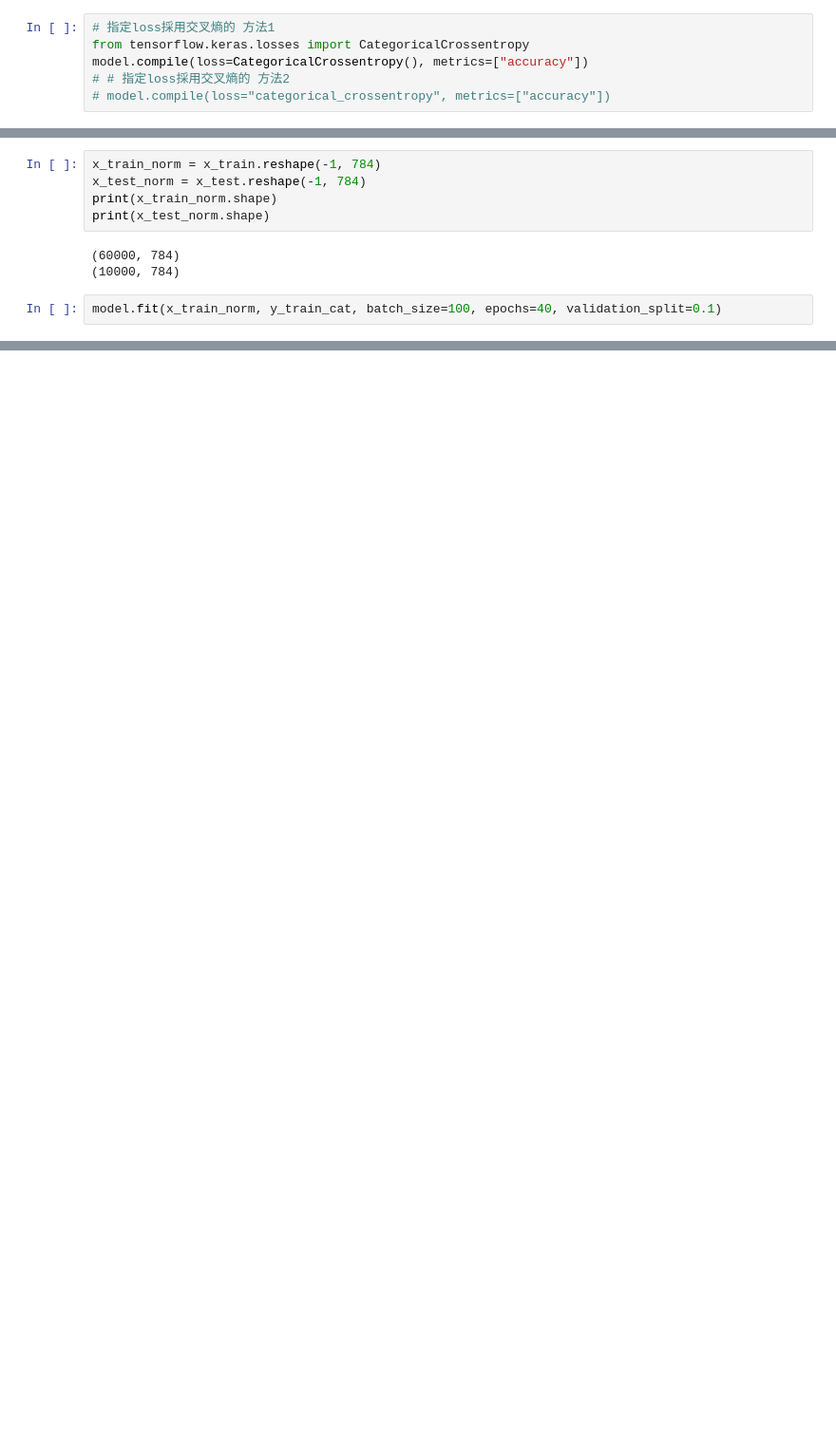
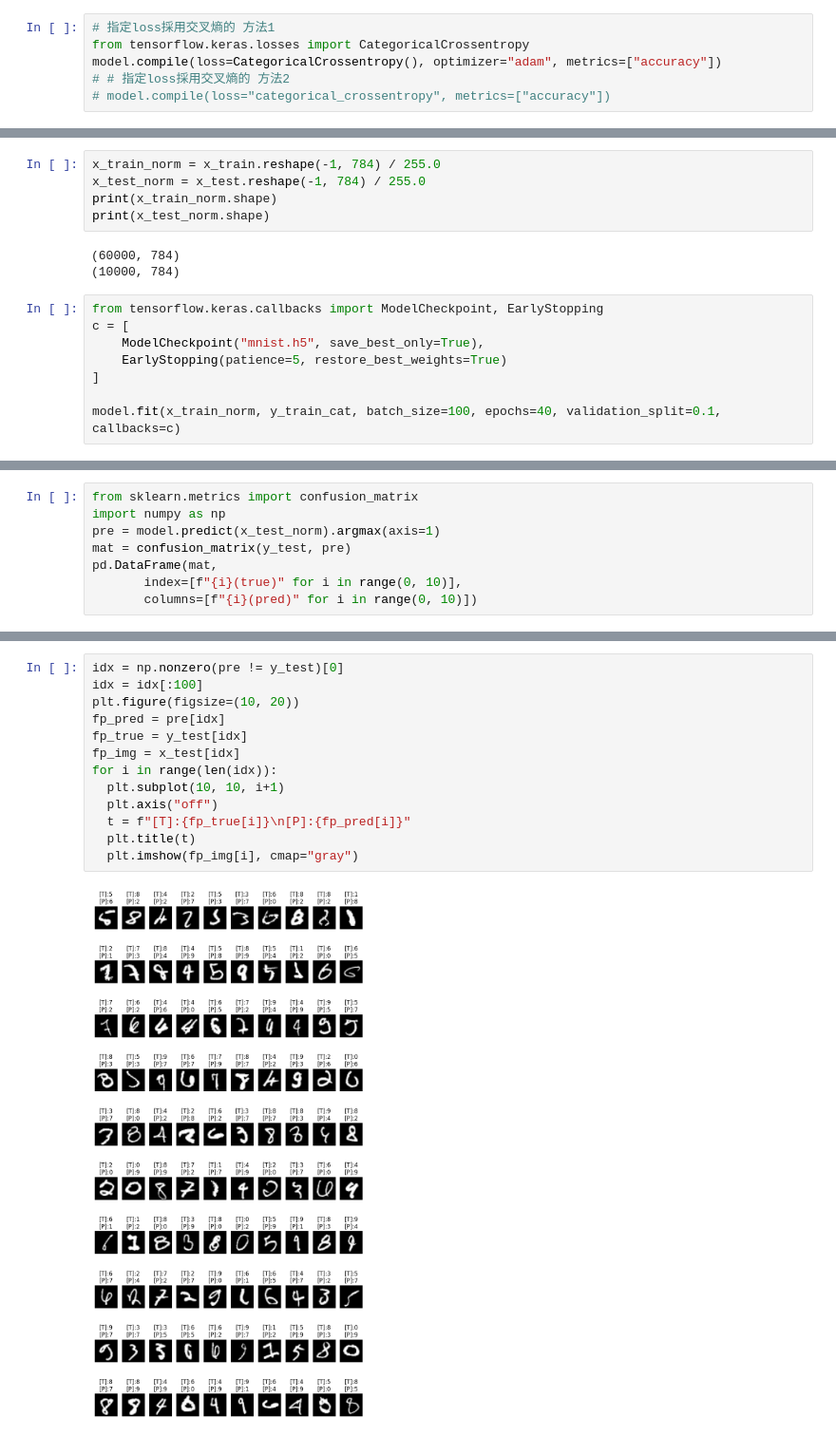
Before and after one commit to EasonChen78/machine_learning, a Jupyter notebook: 20230410_MNIST.ipynb, the cells around one changed output, grey strips where cells are left out. Shown at 95% size. Cells and saved outputs as stored; diff of their text form; blank space fills up the shorter version.

```diff
--- a/20230410_MNIST.ipynb
+++ b/20230410_MNIST.ipynb
@@ -68,7 +68,7 @@ _________________________________________________________________
 # %%
 # 指定loss採用交叉熵的 方法1
 from tensorflow.keras.losses import CategoricalCrossentropy
-model.compile(loss=CategoricalCrossentropy(), metrics=["accuracy"])
+model.compile(loss=CategoricalCrossentropy(), optimizer="adam", metrics=["accuracy"])
 # # 指定loss採用交叉熵的 方法2
 # model.compile(loss="categorical_crossentropy", metrics=["accuracy"])
 # %%
@@ -81,14 +81,20 @@ print(y_train_cat[0])
 5
 [0. 0. 0. 0. 0. 1. 0. 0. 0. 0.]
 # %%
-x_train_norm = x_train.reshape(-1, 784)
-x_test_norm = x_test.reshape(-1, 784)
+x_train_norm = x_train.reshape(-1, 784) / 255.0
+x_test_norm = x_test.reshape(-1, 784) / 255.0
 print(x_train_norm.shape)
 print(x_test_norm.shape)
 # %% [output]
 (60000, 784)
 (10000, 784)
 # %%
-model.fit(x_train_norm, y_train_cat, batch_size=100, epochs=40, validation_split=0.1)
+from tensorflow.keras.callbacks import ModelCheckpoint, EarlyStopping
+c = [
+    ModelCheckpoint("mnist.h5", save_best_only=True),
+    EarlyStopping(patience=5, restore_best_weights=True)
+]
+
+model.fit(x_train_norm, y_train_cat, batch_size=100, epochs=40, validation_split=0.1, callbacks=c)
 # %% [output]
 Epoch 1/40
@@ -111,0 +123,8 @@ Epoch 40/40
+# %%
+from sklearn.metrics import confusion_matrix
+import numpy as np
+pre = model.predict(x_test_norm).argmax(axis=1)
+mat = confusion_matrix(y_test, pre)
+pd.DataFrame(mat,
+       index=[f"{i}(true)" for i in range(0, 10)],
+       columns=[f"{i}(pred)" for i in range(0, 10)])
@@ -111,0 +144,15 @@ Epoch 40/40
+# %%
+idx = np.nonzero(pre != y_test)[0]
+idx = idx[:100]
+plt.figure(figsize=(10, 20))
+fp_pred = pre[idx]
+fp_true = y_test[idx]
+fp_img = x_test[idx]
+for i in range(len(idx)):
+  plt.subplot(10, 10, i+1)
+  plt.axis("off")
+  t = f"[T]:{fp_true[i]}\n[P]:{fp_pred[i]}"
+  plt.title(t)
+  plt.imshow(fp_img[i], cmap="gray")
+# %% [output]
+[figure, added]
```
Also changed, not shown: parts of 5 cells of this notebook.
